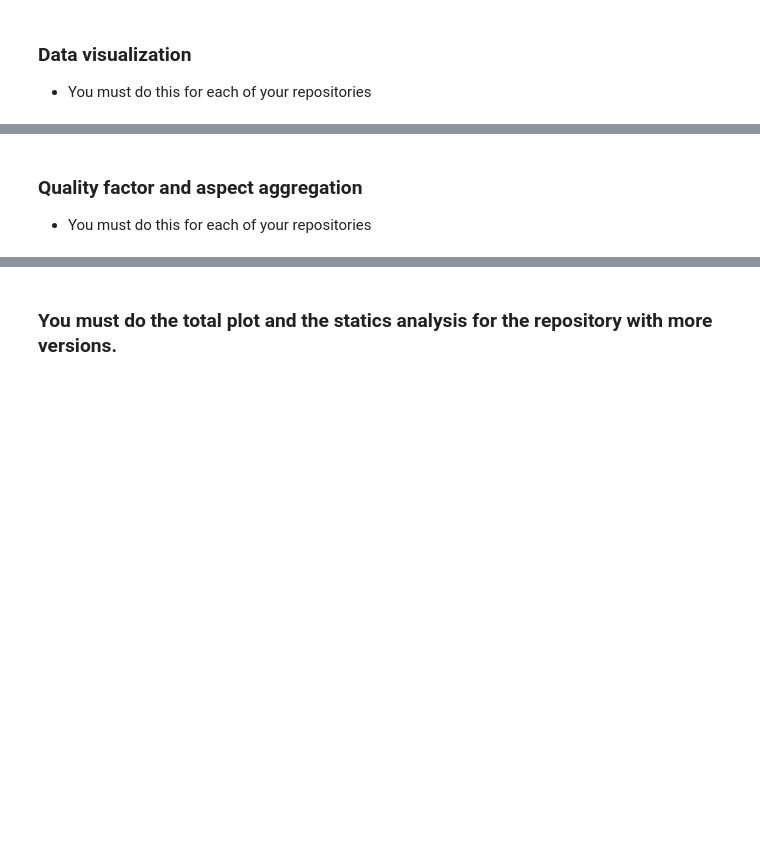
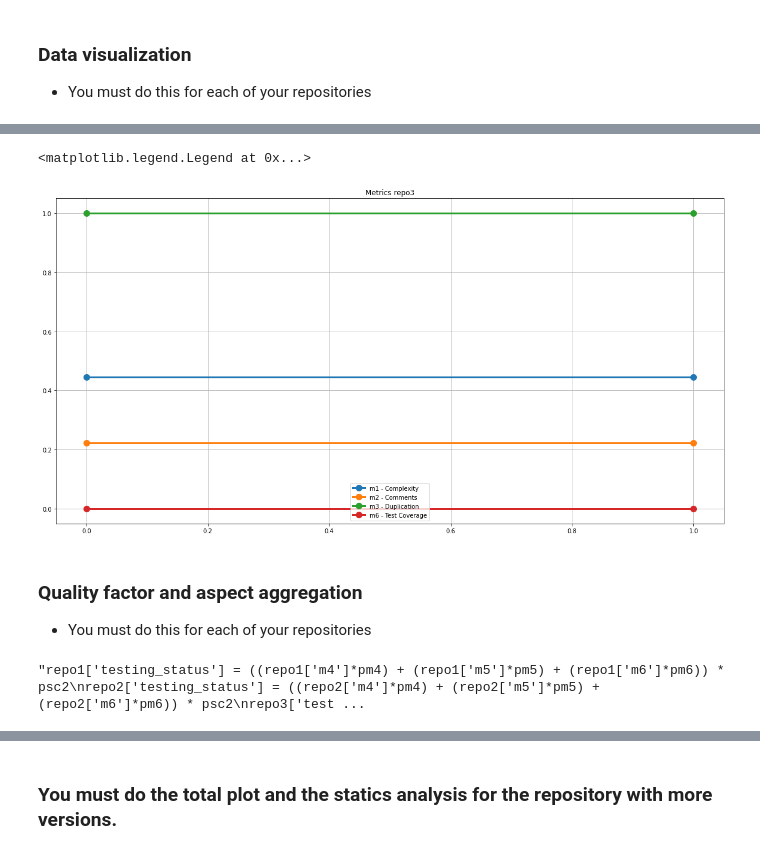
Before and after one commit to fga-eps-mds/2022-1-CAPJu-Doc, a Jupyter notebook: analytics.ipynb, the cells around one changed output, grey strips where cells are left out. Cells and saved outputs as stored; diff of their text form; code cells hidden in the pictures; blank space fills up the shorter version.

```diff
--- a/analytics.ipynb
+++ b/analytics.ipynb
@@ -441,3 +454,21 @@ plt.plot(repo2['m6'], linewidth=3, marker='o', markersize=10)
+# %%
+fig = plt.figure(figsize=(20, 10))
+
+plt.grid(True)
+
+plt.title('Metrics repo3')
+plt.plot(repo3['m1'], linewidth=3, marker='o', markersize=10, label="m1 - Complexity")
+plt.plot(repo3['m2'], linewidth=3, marker='o', markersize=10, label="m2 - Comments")
+plt.plot(repo3['m3'], linewidth=3, marker='o', markersize=10, label="m3 - Duplication")
+"""plt.plot(repo3['m4'], linewidth=3, marker='o', markersize=10)
+plt.plot(repo3['m5'], linewidth=3, marker='o', markersize=10)
+"""
+plt.plot(repo3['m6'], linewidth=3, marker='o', markersize=10, label="m6 - Test Coverage")
+
+plt.legend(loc='best')
+# %% [output]
+<matplotlib.legend.Legend at 0x...>
+[figure, added]
 # %% [markdown]
 ### Quality factor and aspect aggregation
 
@@ -458,7 +489,13 @@ repo1['code_quality'] = ((repo1['m1']*pm1) + (repo1['m2']*pm2) + (repo1['m3']*pm
 repo2['code_quality'] = ((repo2['m1']*pm1) + (repo2['m2']*pm2) + (repo2['m3']*pm3)) * psc1
 repo3['code_quality'] = ((repo3['m1']*pm1) + (repo3['m2']*pm2) + (repo3['m3']*pm3)) * psc1
 
-repo1['testing_status'] = ((repo1['m4']*pm4) + (repo1['m5']*pm5) + (repo1['m6']*pm6)) * psc2
+repo1['testing_status'] = (repo1['m6']*pm6) * psc2
+repo2['testing_status'] = (repo1['m6']*pm6) * psc2
+repo3['testing_status'] = (repo1['m6']*pm6) * psc2
+"""repo1['testing_status'] = ((repo1['m4']*pm4) + (repo1['m5']*pm5) + (repo1['m6']*pm6)) * psc2
 repo2['testing_status'] = ((repo2['m4']*pm4) + (repo2['m5']*pm5) + (repo2['m6']*pm6)) * psc2
 repo3['testing_status'] = ((repo3['m4']*pm4) + (repo3['m5']*pm5) + (repo3['m6']*pm6)) * psc2
+"""
+# %% [output]
+"repo1['testing_status'] = ((repo1['m4']*pm4) + (repo1['m5']*pm5) + (repo1['m6']*pm6)) * psc2\nrepo2['testing_status'] = ((repo2['m4']*pm4) + (repo2['m5']*pm5) + (repo2['m6']*pm6)) * psc2\nrepo3['test ...
 # %%
```
Also changed, not shown: parts of 23 cells of this notebook.
